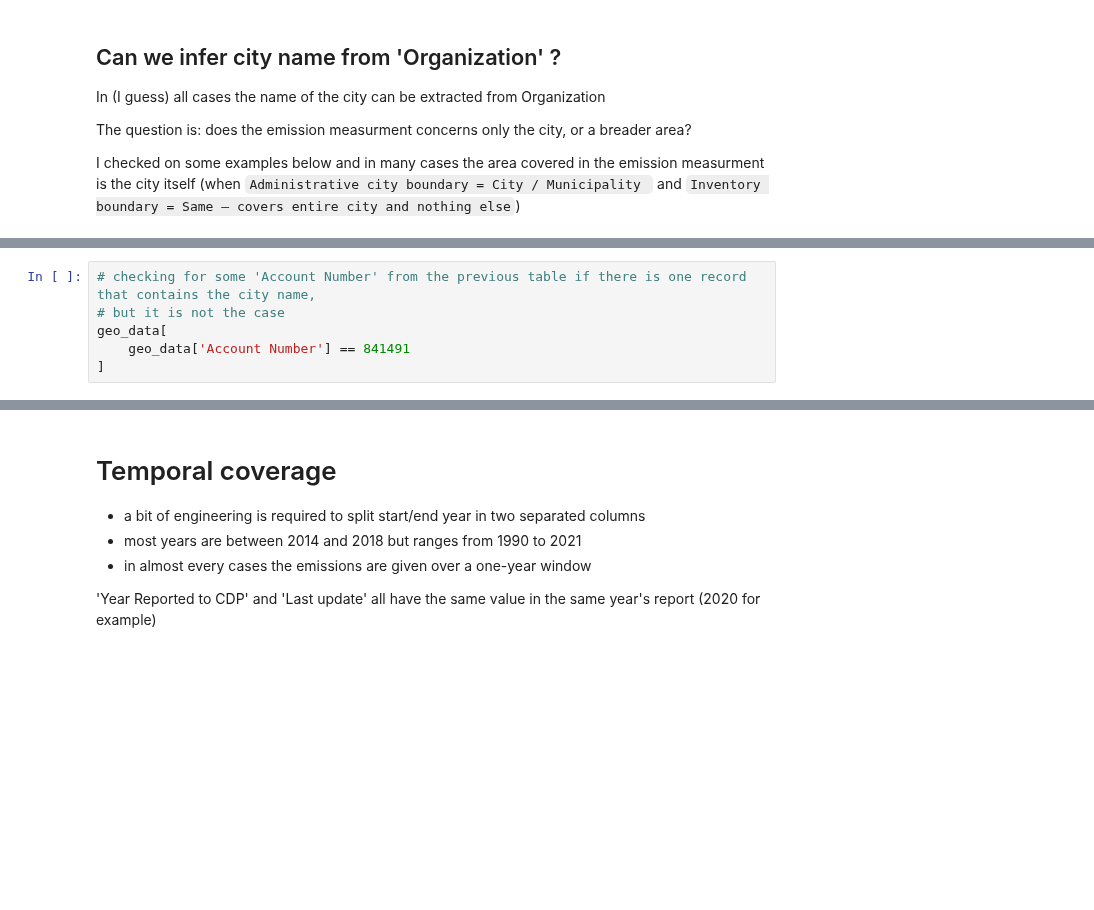
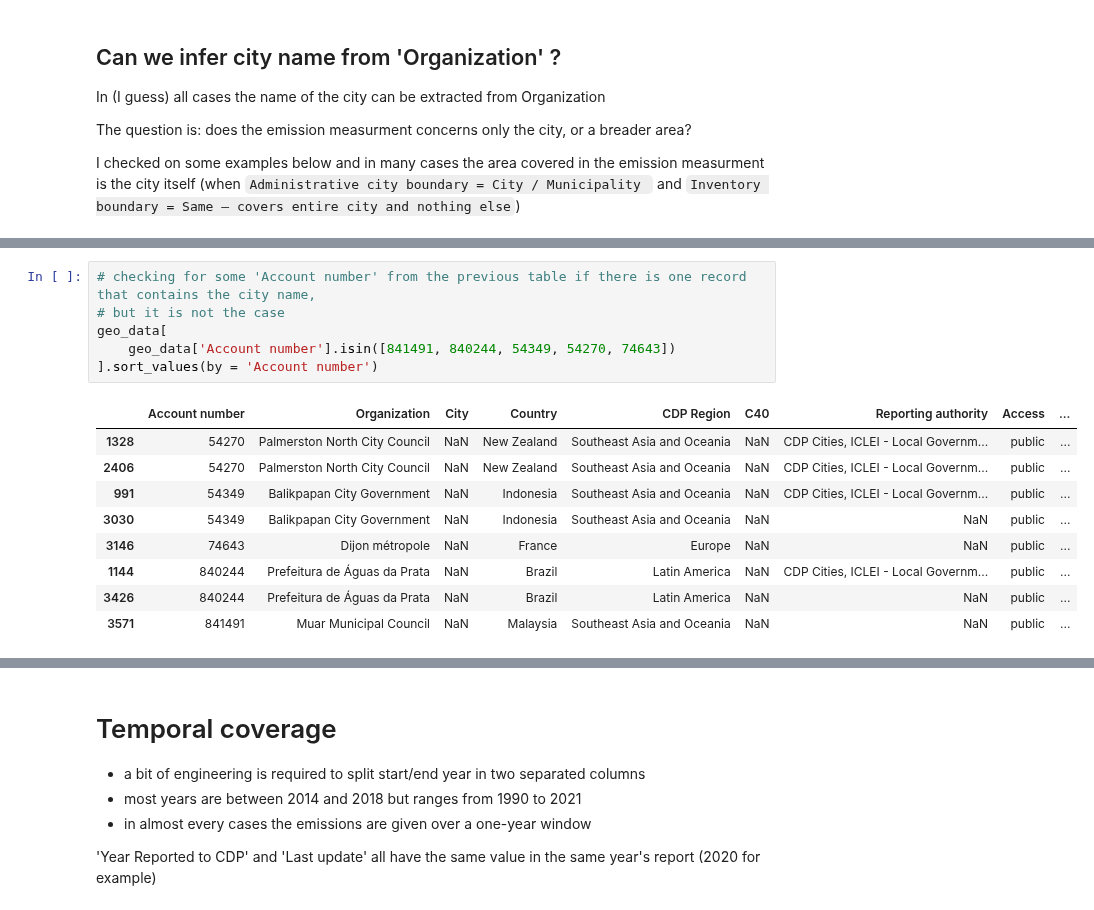
Before and after one commit to OpenGeoScales/ogs-data-exploration, a Jupyter notebook: notebooks/ghg-emissions/cdp/cdp-notebook.ipynb, the cells around one changed output, grey strips where cells are left out. Cells and saved outputs as stored; diff of their text form; blank space fills up the shorter version.

```diff
--- a/notebooks/ghg-emissions/cdp/cdp-notebook.ipynb
+++ b/notebooks/ghg-emissions/cdp/cdp-notebook.ipynb
@@ -239,9 +475,19 @@ geo_data[geo_data['City'].isna()].sample(10)
 # %%
-# checking for some 'Account Number' from the previous table if there is one record that contains the city name,
+# checking for some 'Account number' from the previous table if there is one record that contains the city name,
 # but it is not the case
 geo_data[
-    geo_data['Account Number'] == 841491
-]
+    geo_data['Account number'].isin([841491, 840244, 54349, 54270, 74643])
+].sort_values(by = 'Account number')
+# %% [output]
+|  | Account number | Organization | City | Country | CDP Region | C40 | Reporting authority | Access | ... |
+| 1328 | 54270 | Palmerston North City Council | NaN | New Zealand | Southeast Asia and Oceania | NaN | CDP Cities, ICLEI - Local Governm... | public | ... |
+| 2406 | 54270 | Palmerston North City Council | NaN | New Zealand | Southeast Asia and Oceania | NaN | CDP Cities, ICLEI - Local Governm... | public | ... |
+| 991 | 54349 | Balikpapan City Government | NaN | Indonesia | Southeast Asia and Oceania | NaN | CDP Cities, ICLEI - Local Governm... | public | ... |
+| 3030 | 54349 | Balikpapan City Government | NaN | Indonesia | Southeast Asia and Oceania | NaN | NaN | public | ... |
+| 3146 | 74643 | Dijon métropole | NaN | France | Europe | NaN | NaN | public | ... |
+| 1144 | 840244 | Prefeitura de Águas da Prata | NaN | Brazil | Latin America | NaN | CDP Cities, ICLEI - Local Governm... | public | ... |
+| 3426 | 840244 | Prefeitura de Águas da Prata | NaN | Brazil | Latin America | NaN | NaN | public | ... |
+| 3571 | 841491 | Muar Municipal Council | NaN | Malaysia | Southeast Asia and Oceania | NaN | NaN | public | ... |
 # %%
 # This column is only present in 2020's report
 geo_data['Administrative city boundary'].value_counts()
```
Also changed, not shown: parts of 48 cells of this notebook, 5 other files.
